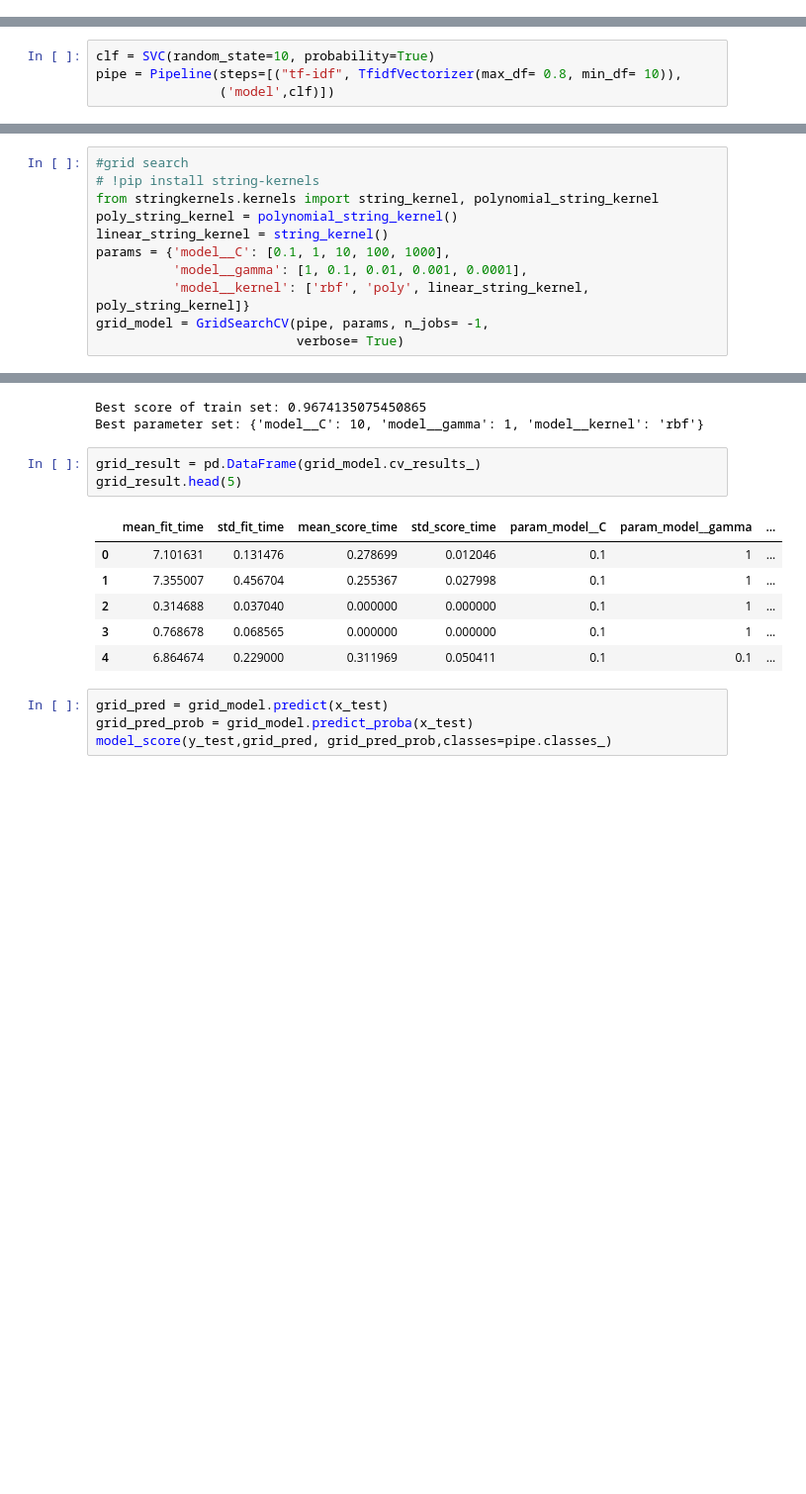
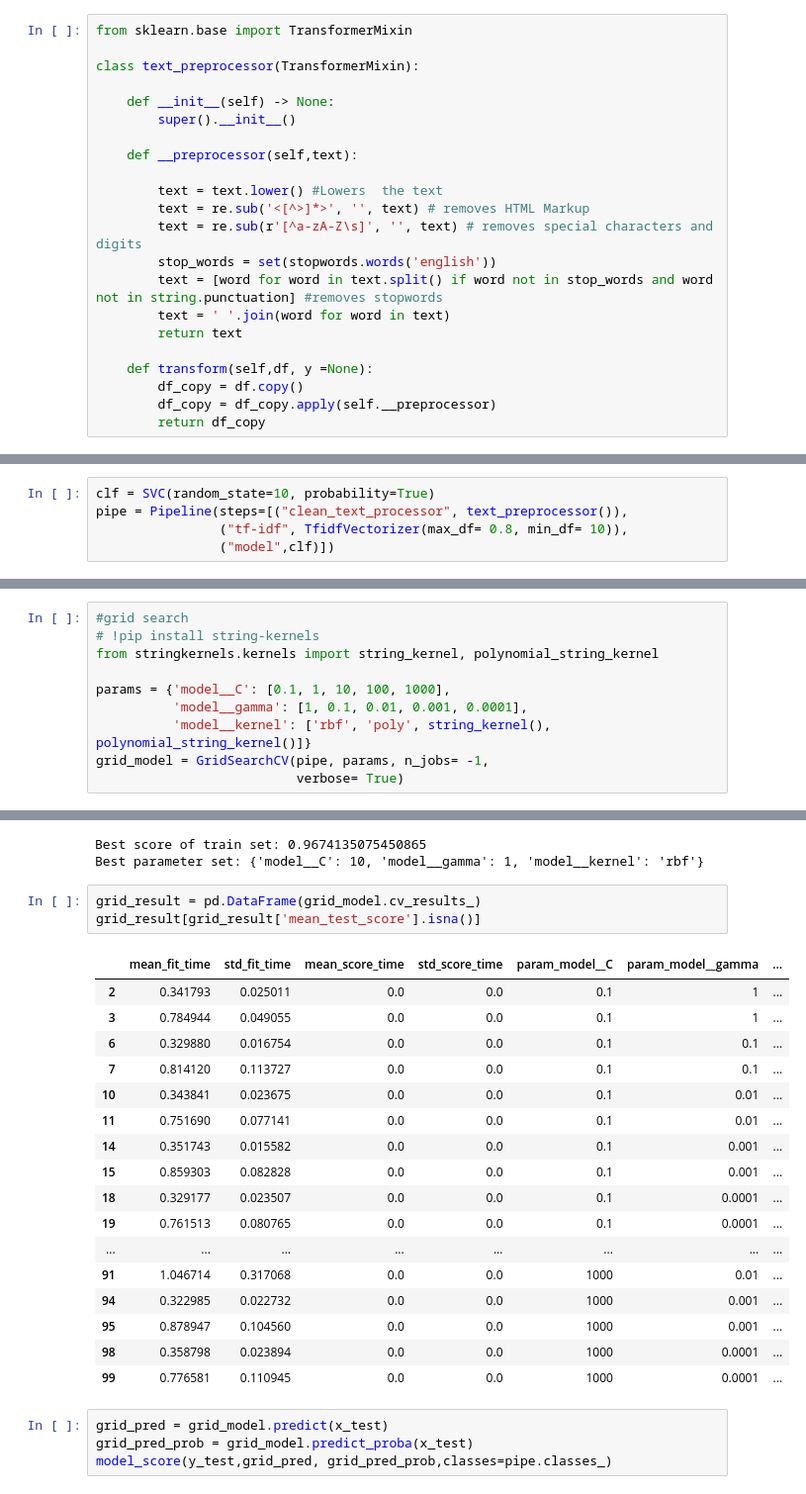
Before and after one commit to rileydrizzy/news_classification, a Jupyter notebook: news_classification.ipynb, the cells around one changed output, grey strips where cells are left out. Shown at 99% size. Cells and saved outputs as stored; diff of their text form; blank space fills up the shorter version.

```diff
--- a/news_classification.ipynb
+++ b/news_classification.ipynb
@@ -110,6 +111,28 @@ Total no of entertainment_is 178
 Total no of tech_is 184
 # %% [markdown]
 ## CLEANING
+# %%
+from sklearn.base import TransformerMixin
+
+class text_preprocessor(TransformerMixin):
+
+    def __init__(self) -> None:
+        super().__init__()
+
+    def __preprocessor(self,text):
+
+        text = text.lower() #Lowers  the text
+        text = re.sub('<[^>]*>', '', text) # removes HTML Markup
+        text = re.sub(r'[^a-zA-Z\s]', '', text) # removes special characters and digits
+        stop_words = set(stopwords.words('english'))
+        text = [word for word in text.split() if word not in stop_words and word not in string.punctuation] #removes stopwords
+        text = ' '.join(word for word in text)
+        return text
+
+    def transform(self,df, y =None):
+        df_copy = df.copy()
+        df_copy = df_copy.apply(self.__preprocessor)
+        return df_copy
 # %%
 def preprocessor(text):
     '''
@@ -175,8 +198,9 @@ findfont: Generic family 'sans-serif' not found because none of the following fa
 <Axes: title={'center': 'Cross Validation Scores for SVC'}, xlabel='Training Instances', ylabel='Score'>
 # %%
 clf = SVC(random_state=10, probability=True)
-pipe = Pipeline(steps=[("tf-idf", TfidfVectorizer(max_df= 0.8, min_df= 10)),
-                ('model',clf)])
+pipe = Pipeline(steps=[("clean_text_processor", text_preprocessor()),
+                ("tf-idf", TfidfVectorizer(max_df= 0.8, min_df= 10)),
+                ("model",clf)])
 # %%
 %time pipe.fit(x_train, y_train)
 # %% [output]
@@ -260,11 +284,10 @@ entertainment       0.98      0.98      0.98        47
 #grid search
 # !pip install string-kernels
 from stringkernels.kernels import string_kernel, polynomial_string_kernel
-poly_string_kernel = polynomial_string_kernel()
-linear_string_kernel = string_kernel()
+
 params = {'model__C': [0.1, 1, 10, 100, 1000],
           'model__gamma': [1, 0.1, 0.01, 0.001, 0.0001],
-          'model__kernel': ['rbf', 'poly', linear_string_kernel, poly_string_kernel]}
+          'model__kernel': ['rbf', 'poly', string_kernel(), polynomial_string_kernel()]}
 grid_model = GridSearchCV(pipe, params, n_jobs= -1,
                           verbose= True)
 # %%
@@ -297,14 +350,25 @@ Best score of train set: 0.9674135075450865
 Best parameter set: {'model__C': 10, 'model__gamma': 1, 'model__kernel': 'rbf'}
 # %%
 grid_result = pd.DataFrame(grid_model.cv_results_)
-grid_result.head(5)
+grid_result[grid_result['mean_test_score'].isna()]
 # %% [output]
 |  | mean_fit_time | std_fit_time | mean_score_time | std_score_time | param_model__C | param_model__gamma | ... |
-| 0 | 7.101631 | 0.131476 | 0.278699 | 0.012046 | 0.1 | 1 | ... |
-| 1 | 7.355007 | 0.456704 | 0.255367 | 0.027998 | 0.1 | 1 | ... |
-| 2 | 0.314688 | 0.037040 | 0.000000 | 0.000000 | 0.1 | 1 | ... |
-| 3 | 0.768678 | 0.068565 | 0.000000 | 0.000000 | 0.1 | 1 | ... |
-| 4 | 6.864674 | 0.229000 | 0.311969 | 0.050411 | 0.1 | 0.1 | ... |
+| 2 | 0.341793 | 0.025011 | 0.0 | 0.0 | 0.1 | 1 | ... |
+| 3 | 0.784944 | 0.049055 | 0.0 | 0.0 | 0.1 | 1 | ... |
+| 6 | 0.329880 | 0.016754 | 0.0 | 0.0 | 0.1 | 0.1 | ... |
+| 7 | 0.814120 | 0.113727 | 0.0 | 0.0 | 0.1 | 0.1 | ... |
+| 10 | 0.343841 | 0.023675 | 0.0 | 0.0 | 0.1 | 0.01 | ... |
+| 11 | 0.751690 | 0.077141 | 0.0 | 0.0 | 0.1 | 0.01 | ... |
+| 14 | 0.351743 | 0.015582 | 0.0 | 0.0 | 0.1 | 0.001 | ... |
+| 15 | 0.859303 | 0.082828 | 0.0 | 0.0 | 0.1 | 0.001 | ... |
+| 18 | 0.329177 | 0.023507 | 0.0 | 0.0 | 0.1 | 0.0001 | ... |
+| 19 | 0.761513 | 0.080765 | 0.0 | 0.0 | 0.1 | 0.0001 | ... |
+| ... | ... | ... | ... | ... | ... | ... | ... |
+| 91 | 1.046714 | 0.317068 | 0.0 | 0.0 | 1000 | 0.01 | ... |
+| 94 | 0.322985 | 0.022732 | 0.0 | 0.0 | 1000 | 0.001 | ... |
+| 95 | 0.878947 | 0.104560 | 0.0 | 0.0 | 1000 | 0.001 | ... |
+| 98 | 0.358798 | 0.023894 | 0.0 | 0.0 | 1000 | 0.0001 | ... |
+| 99 | 0.776581 | 0.110945 | 0.0 | 0.0 | 1000 | 0.0001 | ... |
 # %%
 grid_pred = grid_model.predict(x_test)
 grid_pred_prob = grid_model.predict_proba(x_test)
```
Also changed, not shown: parts of 7 cells of this notebook, 1 other file.
